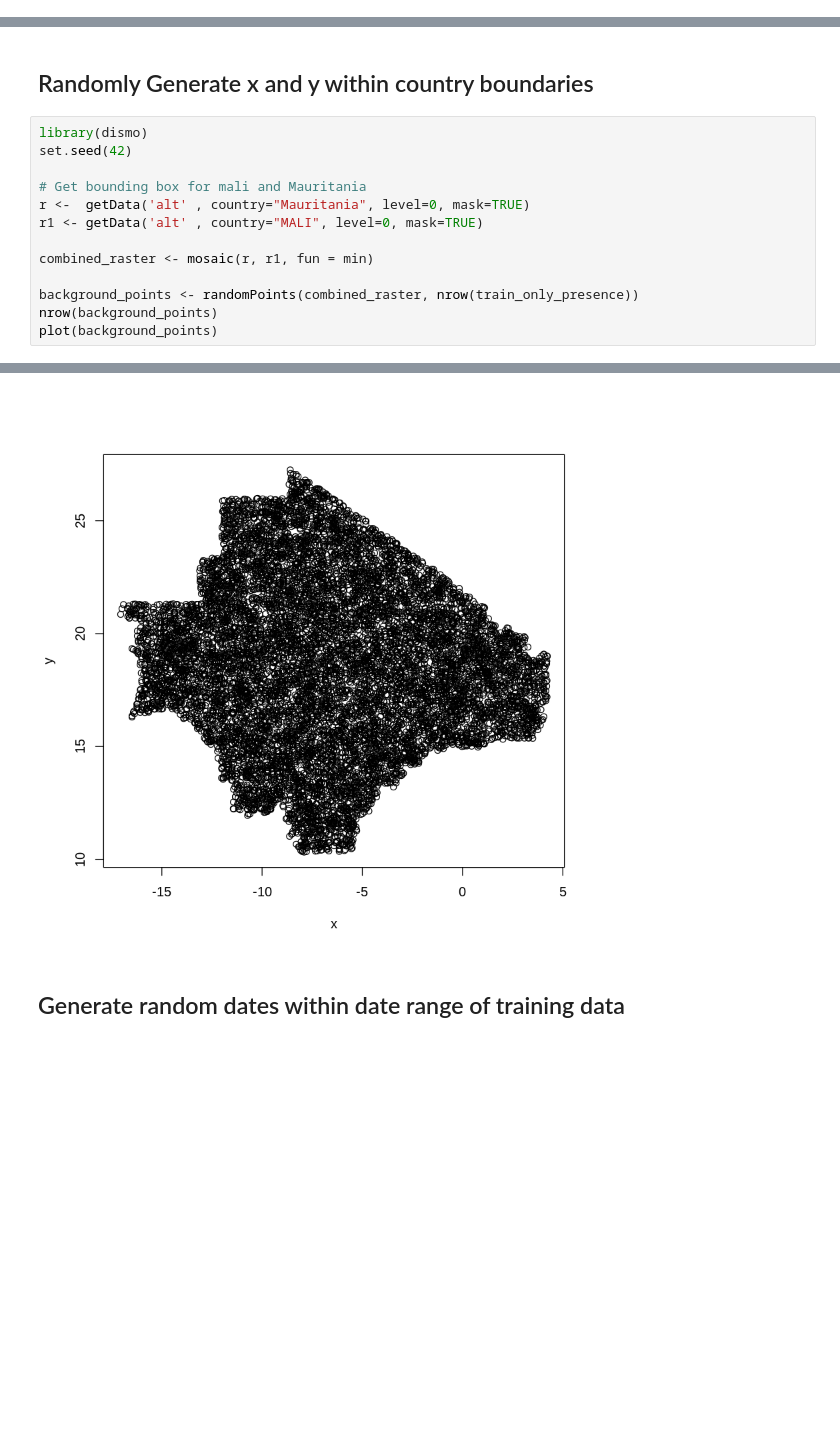
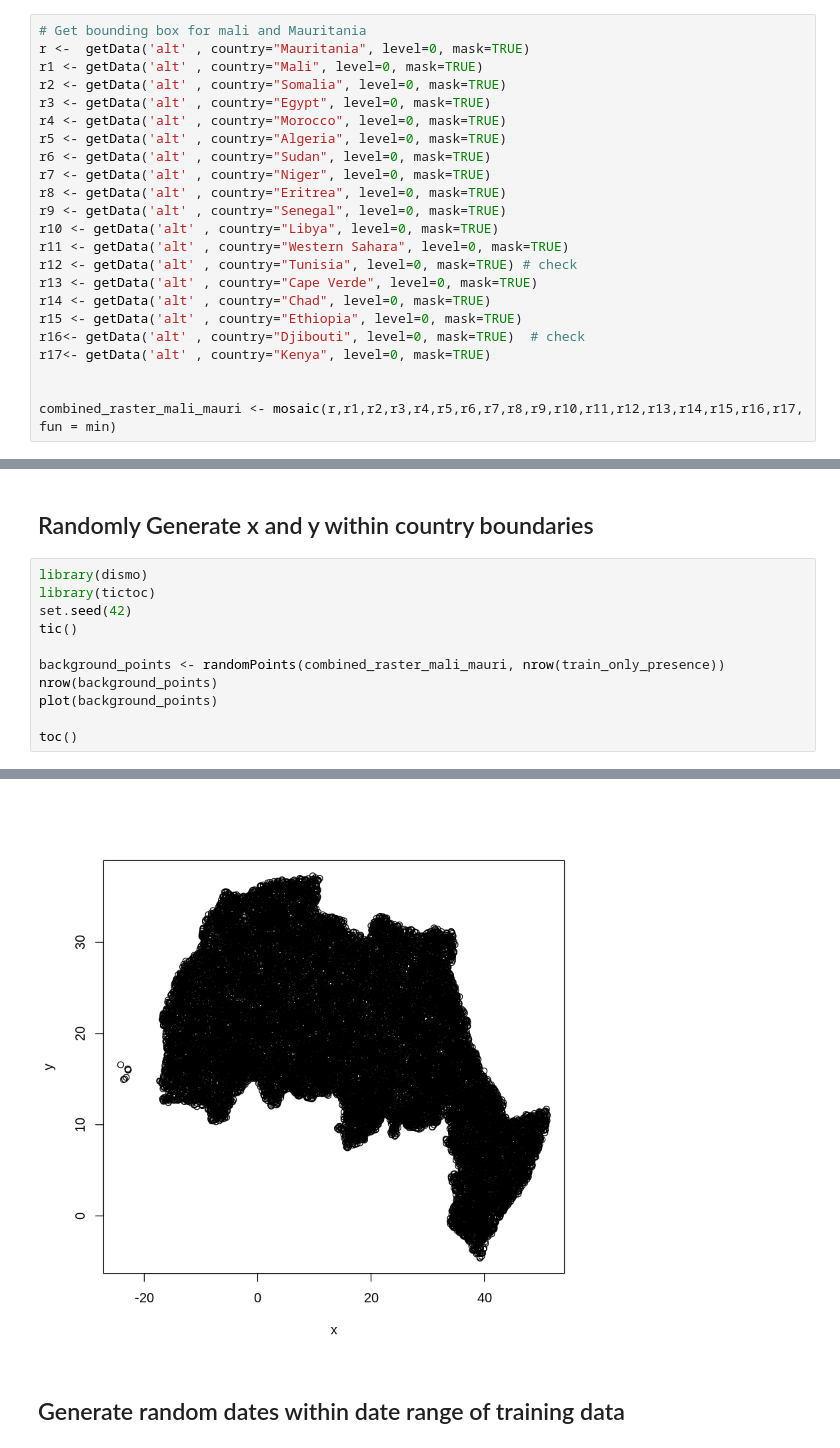
Before and after one commit to instadeepai/locust-predict, a Jupyter notebook: notebooks/Presence_Only_Generate_Background_Data.ipynb, the cells around one changed output, grey strips where cells are left out. Cells and saved outputs as stored; diff of their text form; blank space fills up the shorter version.

Commit message:
feat: Updated presence only models.

```diff
--- a/notebooks/Presence_Only_Generate_Background_Data.ipynb
+++ b/notebooks/Presence_Only_Generate_Background_Data.ipynb
@@ -26,0 +109,23 @@ plot(train[train$presence == "0", ][c("x","y")])
+# %%
+# Get bounding box for mali and Mauritania
+r <-  getData('alt' , country="Mauritania", level=0, mask=TRUE)
+r1 <- getData('alt' , country="Mali", level=0, mask=TRUE)
+r2 <- getData('alt' , country="Somalia", level=0, mask=TRUE)
+r3 <- getData('alt' , country="Egypt", level=0, mask=TRUE)
+r4 <- getData('alt' , country="Morocco", level=0, mask=TRUE)
+r5 <- getData('alt' , country="Algeria", level=0, mask=TRUE)
+r6 <- getData('alt' , country="Sudan", level=0, mask=TRUE)
+r7 <- getData('alt' , country="Niger", level=0, mask=TRUE)
+r8 <- getData('alt' , country="Eritrea", level=0, mask=TRUE)
+r9 <- getData('alt' , country="Senegal", level=0, mask=TRUE)
+r10 <- getData('alt' , country="Libya", level=0, mask=TRUE)
+r11 <- getData('alt' , country="Western Sahara", level=0, mask=TRUE)
+r12 <- getData('alt' , country="Tunisia", level=0, mask=TRUE) # check
+r13 <- getData('alt' , country="Cape Verde", level=0, mask=TRUE)
+r14 <- getData('alt' , country="Chad", level=0, mask=TRUE)
+r15 <- getData('alt' , country="Ethiopia", level=0, mask=TRUE)
+r16<- getData('alt' , country="Djibouti", level=0, mask=TRUE)  # check
+r17<- getData('alt' , country="Kenya", level=0, mask=TRUE)
+
+
+combined_raster_mali_mauri <- mosaic(r,r1,r2,r3,r4,r5,r6,r7,r8,r9,r10,r11,r12,r13,r14,r15,r16,r17, fun = min)
@@ -31,15 +147,13 @@ Randomly generate bakcground points.
 ## Randomly Generate x and y within country boundaries
 # %%
 library(dismo)
+library(tictoc)
 set.seed(42)
+tic()
 
-# Get bounding box for mali and Mauritania
-r <-  getData('alt' , country="Mauritania", level=0, mask=TRUE)
-r1 <- getData('alt' , country="MALI", level=0, mask=TRUE)
-
-combined_raster <- mosaic(r, r1, fun = min)
-
-background_points <- randomPoints(combined_raster, nrow(train_only_presence))
+background_points <- randomPoints(combined_raster_mali_mauri, nrow(train_only_presence))
 nrow(background_points)
 plot(background_points)
+
+toc()
 # %% [output]
@@ -47,4 +162,4 @@ plot(background_points)
-[figure, old version]
+[figure, new version]
 # %% [markdown]
 ## Generate random dates within date range of training data
 # %%
```
Also changed, not shown: parts of 16 cells of this notebook, 1 other file.
